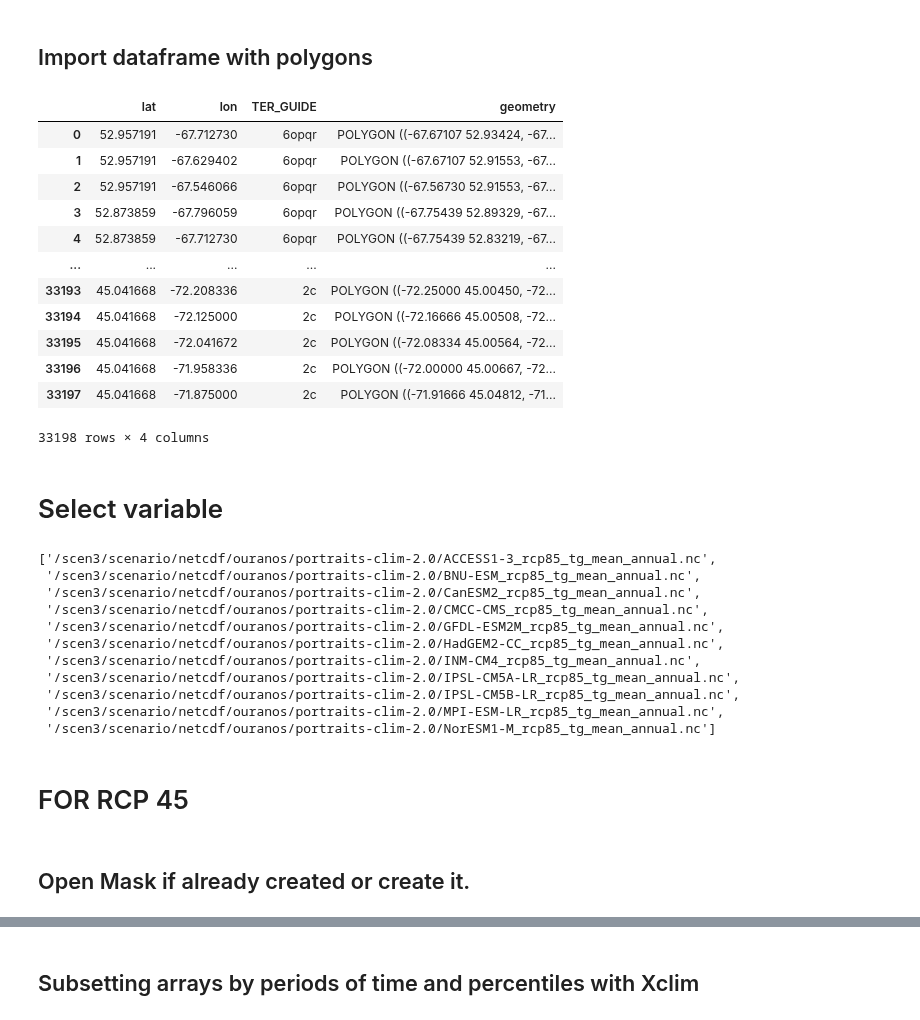
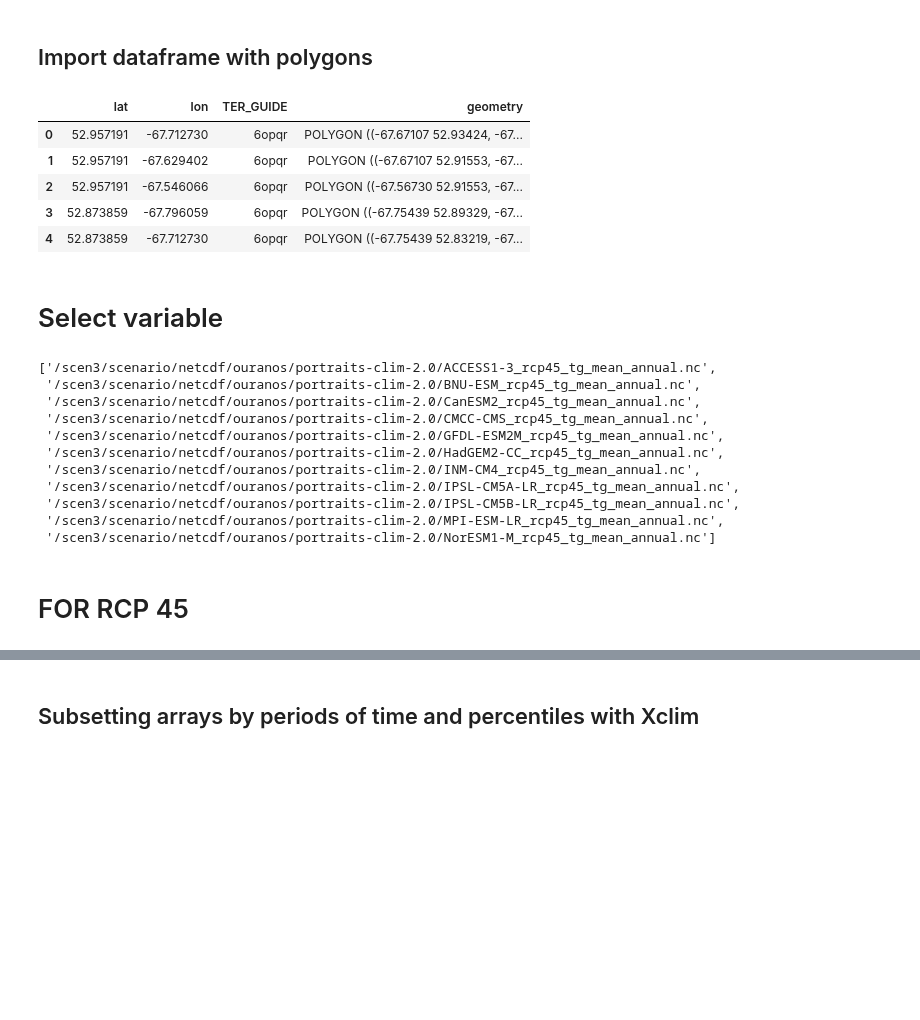
Before and after one commit to marinalopez2110/FistTemplateClimPort, a Jupyter notebook: Creating Maps with Xclim2.ipynb, the cells around one changed output, grey strips where cells are left out. Saved outputs shown, nothing was run; the diff lists cells and outputs as text; code cells hidden in the pictures; blank space fills up the shorter version.

```diff
--- a/Creating Maps with Xclim2.ipynb
+++ b/Creating Maps with Xclim2.ipynb
@@ -49,27 +49,20 @@ poly.head()
 dfpolyshape = from_geofeather('/home/mlopez/EXEC/Grids-polygons-regions/Grid-'+region+'.feather')
 #dfpolyshape = from_geofeather('/home/mlopez/EXEC/Grids-polygons-regions/Grid-.feather')
 # %%
-dfpolyshape
+dfpolyshape.head()
 # %% [output]
 |  | lat | lon | TER_GUIDE | geometry |
 | 0 | 52.957191 | -67.712730 | 6opqr | POLYGON ((-67.67107 52.93424, -67... |
 | 1 | 52.957191 | -67.629402 | 6opqr | POLYGON ((-67.67107 52.91553, -67... |
 | 2 | 52.957191 | -67.546066 | 6opqr | POLYGON ((-67.56730 52.91553, -67... |
 | 3 | 52.873859 | -67.796059 | 6opqr | POLYGON ((-67.75439 52.89329, -67... |
 | 4 | 52.873859 | -67.712730 | 6opqr | POLYGON ((-67.75439 52.83219, -67... |
-| ... | ... | ... | ... | ... |
-| 33193 | 45.041668 | -72.208336 | 2c | POLYGON ((-72.25000 45.00450, -72... |
-| 33194 | 45.041668 | -72.125000 | 2c | POLYGON ((-72.16666 45.00508, -72... |
-| 33195 | 45.041668 | -72.041672 | 2c | POLYGON ((-72.08334 45.00564, -72... |
-| 33196 | 45.041668 | -71.958336 | 2c | POLYGON ((-72.00000 45.00667, -72... |
-| 33197 | 45.041668 | -71.875000 | 2c | POLYGON ((-71.91666 45.04812, -71... |
-33198 rows × 4 columns
 # %% [markdown]
 # Select variable
 # %%
 #Variable
 variable85="rcp85_tg_mean_annual"
-variable45="rcp85_tg_mean_annual"
+variable45="rcp45_tg_mean_annual"
 #variable="rcp[48]5_tg_mean_annual"
 
 files85 = glob.glob(folder+"*"+variable85+".nc")
@@ -78,18 +71,16 @@ files45 = glob.glob(folder+"*"+variable45+".nc")
 files85
 files45
 # %% [output]
-['/scen3/scenario/netcdf/ouranos/portraits-clim-2.0/ACCESS1-3_rcp85_tg_mean_annual.nc',
- '/scen3/scenario/netcdf/ouranos/portraits-clim-2.0/BNU-ESM_rcp85_tg_mean_annual.nc',
- '/scen3/scenario/netcdf/ouranos/portraits-clim-2.0/CanESM2_rcp85_tg_mean_annual.nc',
- '/scen3/scenario/netcdf/ouranos/portraits-clim-2.0/CMCC-CMS_rcp85_tg_mean_annual.nc',
- '/scen3/scenario/netcdf/ouranos/portraits-clim-2.0/GFDL-ESM2M_rcp85_tg_mean_annual.nc',
- '/scen3/scenario/netcdf/ouranos/portraits-clim-2.0/HadGEM2-CC_rcp85_tg_mean_annual.nc',
- '/scen3/scenario/netcdf/ouranos/portraits-clim-2.0/INM-CM4_rcp85_tg_mean_annual.nc',
- '/scen3/scenario/netcdf/ouranos/portraits-clim-2.0/IPSL-CM5A-LR_rcp85_tg_mean_annual.nc',
- '/scen3/scenario/netcdf/ouranos/portraits-clim-2.0/IPSL-CM5B-LR_rcp85_tg_mean_annual.nc',
- '/scen3/scenario/netcdf/ouranos/portraits-clim-2.0/MPI-ESM-LR_rcp85_tg_mean_annual.nc',
- '/scen3/scenario/netcdf/ouranos/portraits-clim-2.0/NorESM1-M_rcp85_tg_mean_annual.nc']
+['/scen3/scenario/netcdf/ouranos/portraits-clim-2.0/ACCESS1-3_rcp45_tg_mean_annual.nc',
+ '/scen3/scenario/netcdf/ouranos/portraits-clim-2.0/BNU-ESM_rcp45_tg_mean_annual.nc',
+ '/scen3/scenario/netcdf/ouranos/portraits-clim-2.0/CanESM2_rcp45_tg_mean_annual.nc',
+ '/scen3/scenario/netcdf/ouranos/portraits-clim-2.0/CMCC-CMS_rcp45_tg_mean_annual.nc',
+ '/scen3/scenario/netcdf/ouranos/portraits-clim-2.0/GFDL-ESM2M_rcp45_tg_mean_annual.nc',
+ '/scen3/scenario/netcdf/ouranos/portraits-clim-2.0/HadGEM2-CC_rcp45_tg_mean_annual.nc',
+ '/scen3/scenario/netcdf/ouranos/portraits-clim-2.0/INM-CM4_rcp45_tg_mean_annual.nc',
+ '/scen3/scenario/netcdf/ouranos/portraits-clim-2.0/IPSL-CM5A-LR_rcp45_tg_mean_annual.nc',
+ '/scen3/scenario/netcdf/ouranos/portraits-clim-2.0/IPSL-CM5B-LR_rcp45_tg_mean_annual.nc',
+ '/scen3/scenario/netcdf/ouranos/portraits-clim-2.0/MPI-ESM-LR_rcp45_tg_mean_annual.nc',
+ '/scen3/scenario/netcdf/ouranos/portraits-clim-2.0/NorESM1-M_rcp45_tg_mean_annual.nc']
 # %% [markdown]
 # FOR RCP 45
-# %% [markdown]
-## Open Mask if already created or create it.
```
Also changed, not shown: parts of 63 cells of this notebook.
